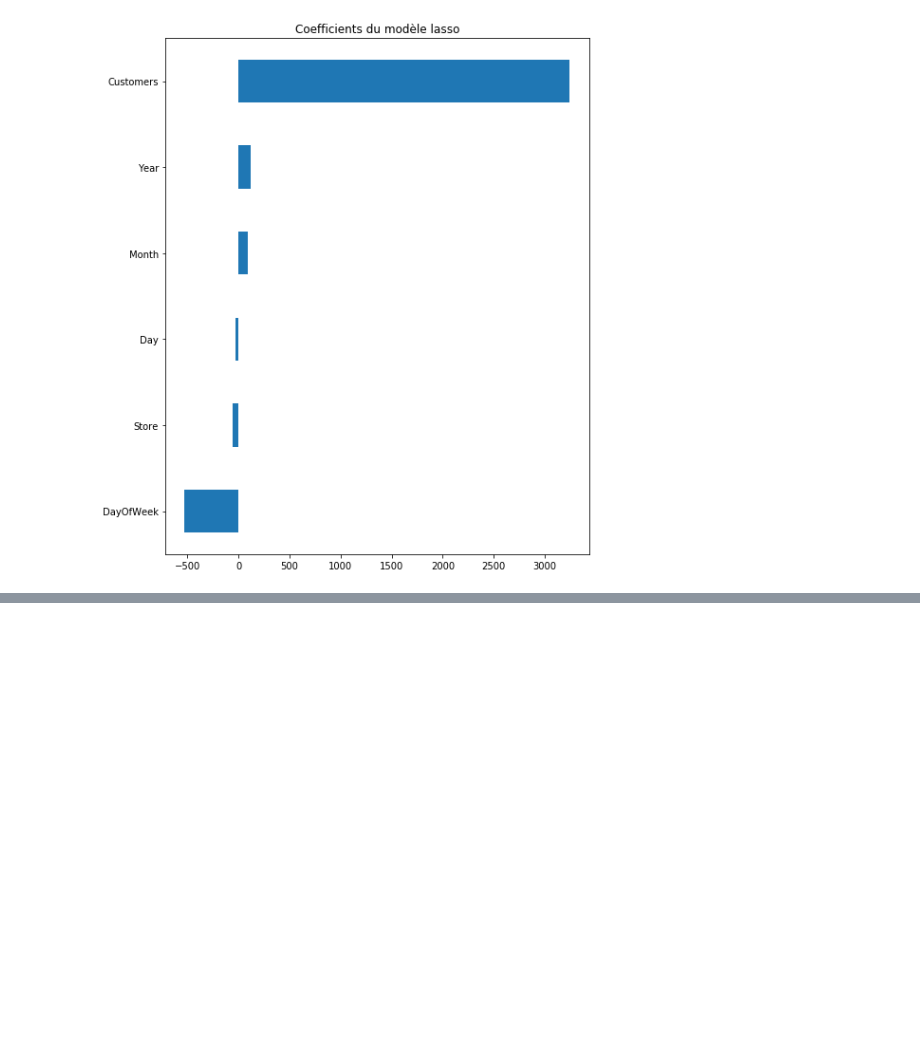
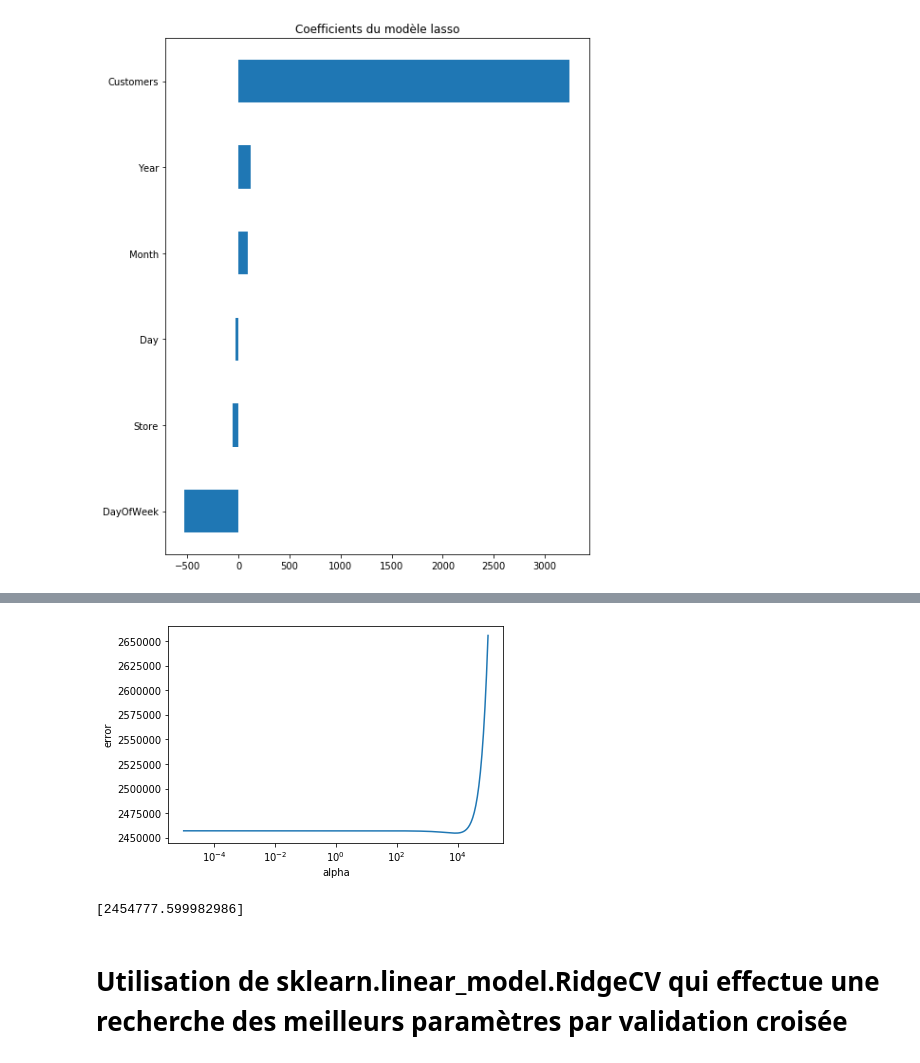
Before and after one commit to Arnofnr/ProjectBigDataCertif, a Jupyter notebook: SalesPredictionArnaud.ipynb, the cells around one changed output, grey strips where cells are left out. Drawn from its saved outputs; the diff is of its cells as text; code cells hidden in the pictures; blank space fills up the shorter version.

```diff
--- a/SalesPredictionArnaud.ipynb
+++ b/SalesPredictionArnaud.ipynb
@@ -275,0 +305,17 @@ plt.show()
+# %%
+ax = plt.gca()
+
+ax.plot(alphas, errors)
+ax.set_xscale('log')
+plt.xlabel('alpha')
+plt.ylabel('error')
+plt.axis('tight')
+plt.show()
+# %% [output]
+[figure, added]
+# %%
+min(errors)
+# %% [output]
+[2454777.599982986]
+# %% [markdown]
+# Utilisation de sklearn.linear_model.RidgeCV qui effectue une recherche des meilleurs paramètres par validation croisée
```
Also changed, not shown: parts of 10 cells of this notebook, 1 other file.
